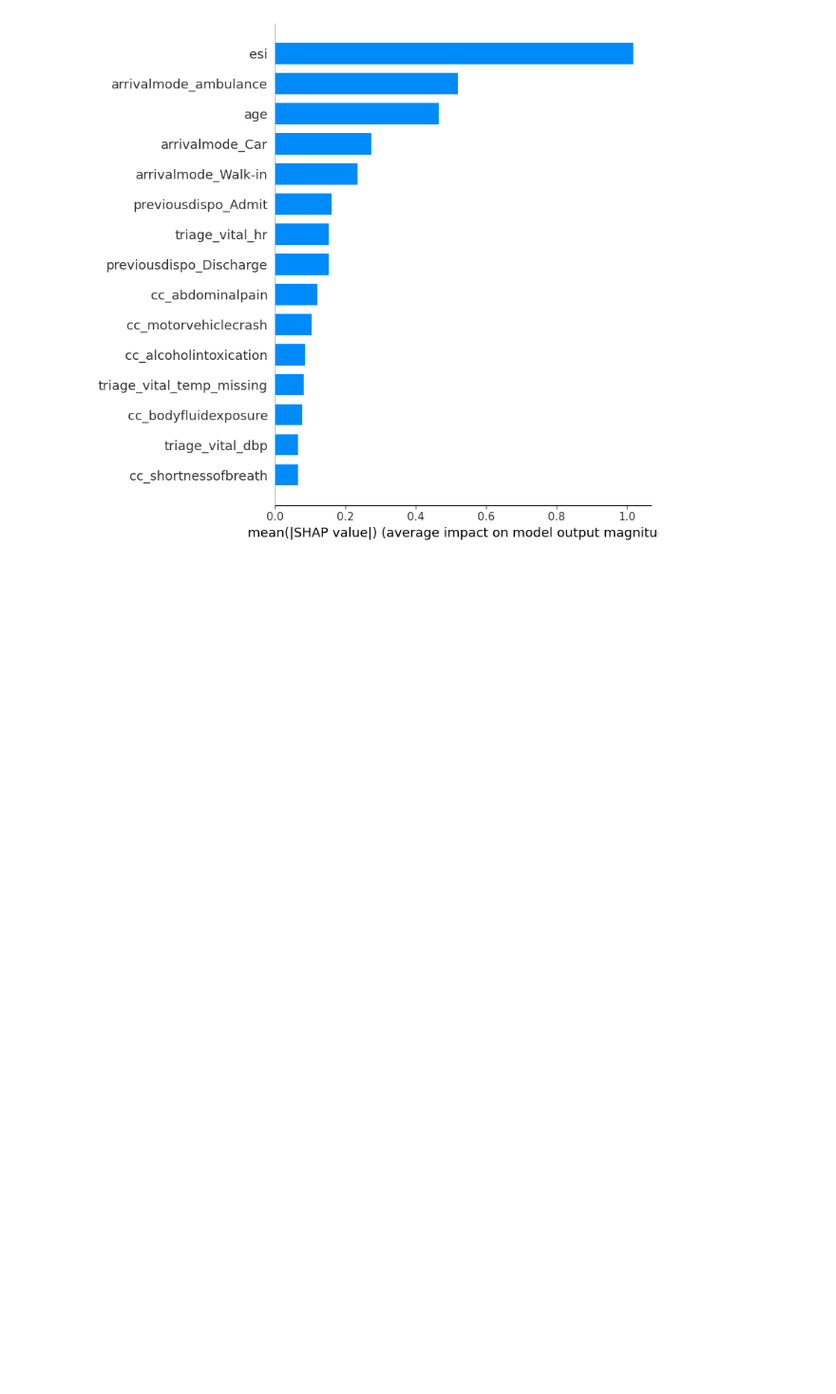
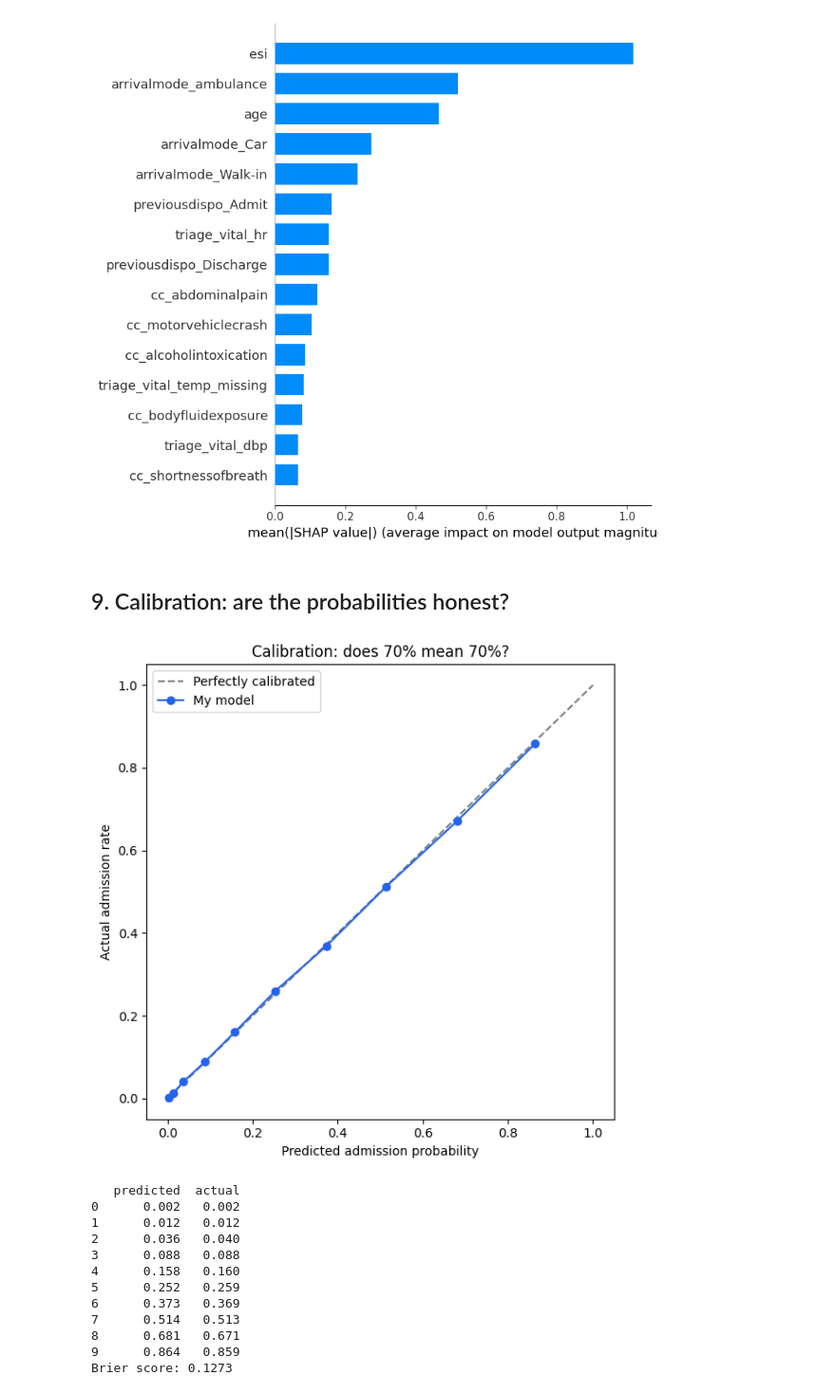
Before and after one commit to ZaramNelo/Predictive-ER-Admission-Engine, a Jupyter notebook: notebooks/04_pytorch_model.ipynb, the cells around one changed output. Shown at 95% size. Drawn from its saved outputs; the diff is of its cells as text; code cells hidden in the pictures; blank space fills up the shorter version.

Commit message:
Upd: Add Calibration results and chart

```diff
--- a/notebooks/04_pytorch_model.ipynb
+++ b/notebooks/04_pytorch_model.ipynb
@@ -223,3 +223,39 @@ plt.show()
 # %% [output]
 [figure]
 [figure]
+# %% [markdown]
+## 9. Calibration: are the probabilities honest?
+# %%
+from sklearn.calibration import calibration_curve
+from sklearn.metrics import brier_score_loss
+
+# group test patients into 10 equal-sized bins by predicted risk
+frac_admitted, mean_predicted = calibration_curve(yt, risk, n_bins=10, strategy="quantile")
+
+plt.figure(figsize=(6, 6))
+plt.plot([0, 1], [0, 1], "--", color="grey", label="Perfectly calibrated")
+plt.plot(mean_predicted, frac_admitted, "o-", color="#2563EB", label="My model")
+plt.xlabel("Predicted admission probability")
+plt.ylabel("Actual admission rate")
+plt.title("Calibration: does 70% mean 70%?")
+plt.legend()
+plt.tight_layout()
+plt.savefig("calibration.png", dpi=150)
+plt.show()
+
+print(pd.DataFrame({"predicted": mean_predicted.round(3), "actual": frac_admitted.round(3)}))
+print("Brier score:", round(brier_score_loss(yt, risk), 4))
+# %% [output]
+[figure, added]
+   predicted  actual
+0      0.002   0.002
+1      0.012   0.012
+2      0.036   0.040
+3      0.088   0.088
+4      0.158   0.160
+5      0.252   0.259
+6      0.373   0.369
+7      0.514   0.513
+8      0.681   0.671
+9      0.864   0.859
+Brier score: 0.1273
```
